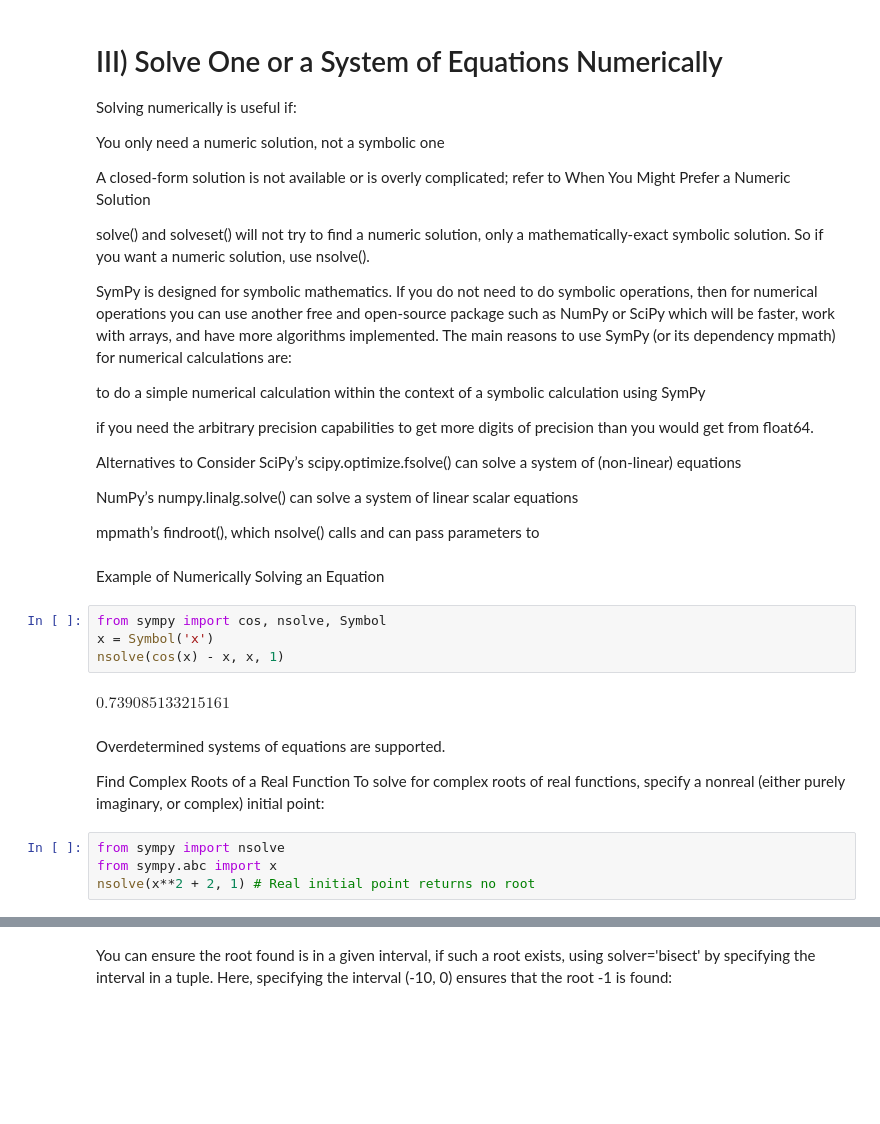
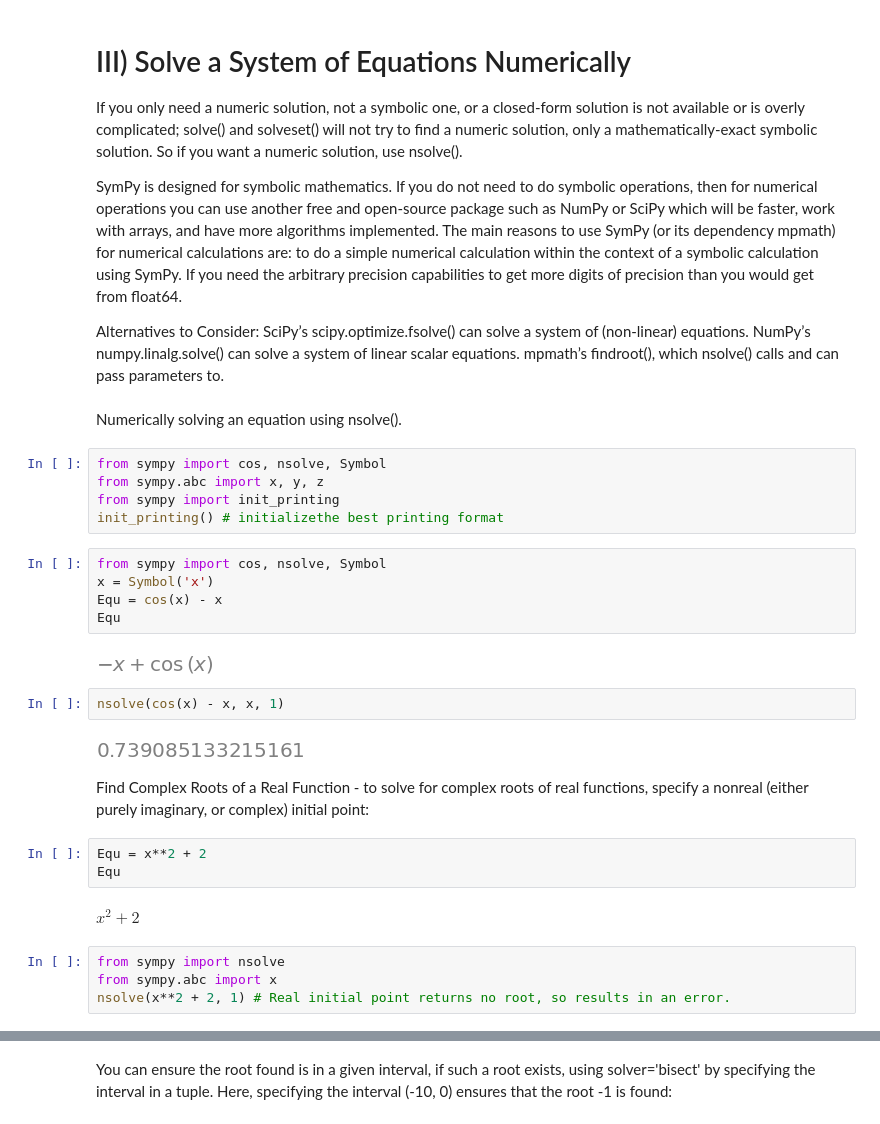
Before and after one commit to raywkhon/PyAstro, a Jupyter notebook: SymPy3.ipynb, the cells around one changed output, grey strips where cells are left out. Drawn from its saved outputs; the diff is of its cells as text; blank space fills up the shorter version.

```diff
--- a/SymPy3.ipynb
+++ b/SymPy3.ipynb
@@ -1,42 +1,39 @@
 # %% [markdown]
-# III) Solve One or a System of Equations Numerically
-Solving numerically is useful if:
+# III) Solve a System of Equations Numerically
+If you only need a numeric solution, not a symbolic one, or a closed-form solution is not available or is overly complicated; solve() and solveset() will not try to find a numeric solution, only a mathematically-exact symbolic solution. So if you want a numeric solution, use nsolve().
 
-You only need a numeric solution, not a symbolic one
+SymPy is designed for symbolic mathematics. If you do not need to do symbolic operations, then for numerical operations you can use another free and open-source package such as NumPy or SciPy which will be faster, work with arrays, and have more algorithms implemented. The main reasons to use SymPy (or its dependency mpmath) for numerical calculations are: to do a simple numerical calculation within the context of a symbolic calculation using SymPy. If you need the arbitrary precision capabilities to get more digits of precision than you would get from float64.
 
-A closed-form solution is not available or is overly complicated; refer to When You Might Prefer a Numeric Solution
-
-solve() and solveset() will not try to find a numeric solution, only a mathematically-exact symbolic solution. So if you want a numeric solution, use nsolve().
-
-SymPy is designed for symbolic mathematics. If you do not need to do symbolic operations, then for numerical operations you can use another free and open-source package such as NumPy or SciPy which will be faster, work with arrays, and have more algorithms implemented. The main reasons to use SymPy (or its dependency mpmath) for numerical calculations are:
-
-to do a simple numerical calculation within the context of a symbolic calculation using SymPy
-
-if you need the arbitrary precision capabilities to get more digits of precision than you would get from float64.
-
-Alternatives to Consider
-SciPy’s scipy.optimize.fsolve() can solve a system of (non-linear) equations
-
-NumPy’s numpy.linalg.solve() can solve a system of linear scalar equations
-
-mpmath’s findroot(), which nsolve() calls and can pass parameters to
+Alternatives to Consider: SciPy’s scipy.optimize.fsolve() can solve a system of (non-linear) equations. NumPy’s numpy.linalg.solve() can solve a system of linear scalar equations. mpmath’s findroot(), which nsolve() calls and can pass parameters to.
 # %% [markdown]
-Example of Numerically Solving an Equation
+Numerically solving an equation using nsolve().
+# %%
+from sympy import cos, nsolve, Symbol
+from sympy.abc import x, y, z
+from sympy import init_printing
+init_printing() # initializethe best printing format
+# %%
+from sympy import cos, nsolve, Symbol
+x = Symbol('x')
+Equ = cos(x) - x
+Equ
+# %% [output]
+[figure, added]
 # %%
-from sympy import cos, nsolve, Symbol
-x = Symbol('x')
 nsolve(cos(x) - x, x, 1)
 # %% [output]
-$\displaystyle 0.739085133215161$
+[figure, added]
 # %% [markdown]
-Overdetermined systems of equations are supported.
-
-Find Complex Roots of a Real Function
-To solve for complex roots of real functions, specify a nonreal (either purely imaginary, or complex) initial point:
+Find Complex Roots of a Real Function - to solve for complex roots of real functions, specify a nonreal (either purely imaginary, or complex) initial point:
+# %%
+Equ = x**2 + 2
+Equ
+# %% [output]
+$\displaystyle x^{2} + 2$
 # %%
 from sympy import nsolve
 from sympy.abc import x
-nsolve(x**2 + 2, 1) # Real initial point returns no root
+nsolve(x**2 + 2, 1) # Real initial point returns no root, so results in an error.
 # %%
 # Try another starting point or tweak arguments.
 from sympy import I
```
Also changed, not shown: parts of 33 cells of this notebook, 10 other files.
